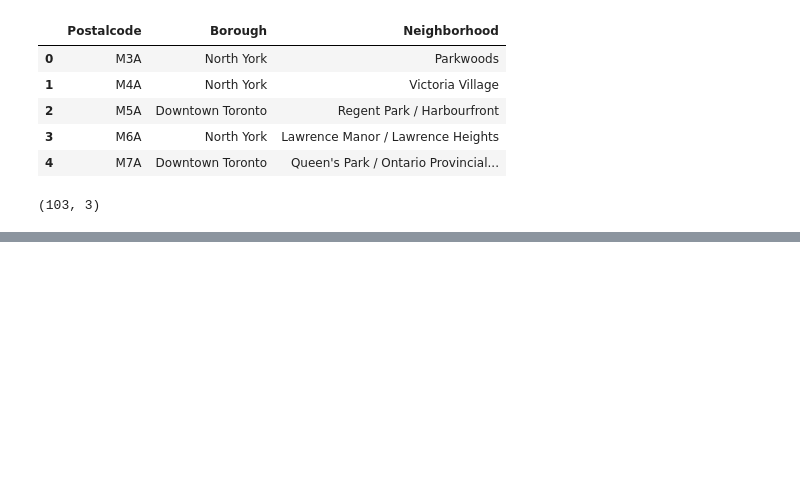
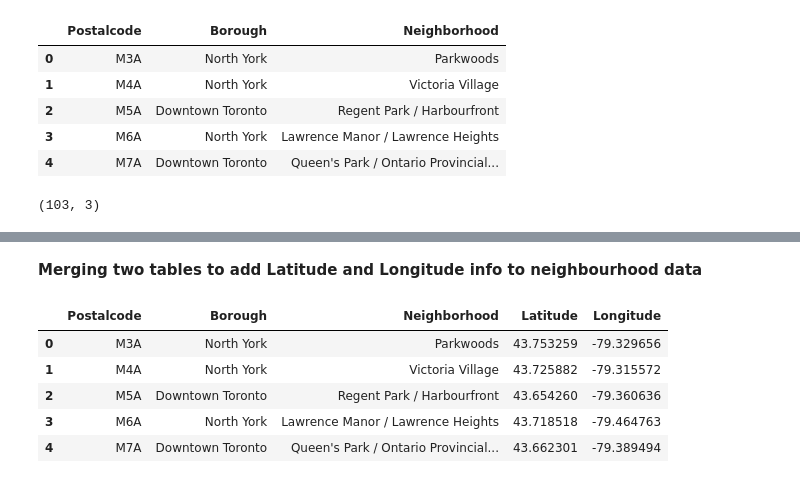
Before and after one commit to IT76/github-coursera, a Jupyter notebook: Segmenting_and_Clustering_Neighborhoods_in_Toronto.ipynb, the cells around one changed output, grey strips where cells are left out. Cells and saved outputs as stored; diff of their text form; code cells hidden in the pictures; blank space fills up the shorter version.

```diff
--- a/Segmenting_and_Clustering_Neighborhoods_in_Toronto.ipynb
+++ b/Segmenting_and_Clustering_Neighborhoods_in_Toronto.ipynb
@@ -58,8 +58,8 @@ df.head()
 # %%
 resultdf = df.groupby(['Postalcode','Borough'], sort=False).agg( ', '.join)
 # %%
-df_new=resultdf.reset_index()
-df_new.head()
+df2=resultdf.reset_index()
+df2.head()
 # %% [output]
 |  | Postalcode | Borough | Neighborhood |
 | 0 | M3A | North York | Parkwoods |
@@ -73,0 +76,3 @@ df_new.shape
+# %%
+df_lat_lon = pd.read_csv('https://cocl.us/Geospatial_data')
+df_lat_lon.head()
@@ -73,0 +86,13 @@ df_new.shape
+# %% [markdown]
+**Merging  two tables to add Latitude and Longitude info to neighbourhood data**
+# %%
+df_lat_lon.rename(columns={'Postal Code':'Postalcode'},inplace=True)
+df3 = pd.merge(df2,df_lat_lon,on='Postalcode')
+df3.head()
+# %% [output]
+|  | Postalcode | Borough | Neighborhood | Latitude | Longitude |
+| 0 | M3A | North York | Parkwoods | 43.753259 | -79.329656 |
+| 1 | M4A | North York | Victoria Village | 43.725882 | -79.315572 |
+| 2 | M5A | Downtown Toronto | Regent Park / Harbourfront | 43.654260 | -79.360636 |
+| 3 | M6A | North York | Lawrence Manor / Lawrence Heights | 43.718518 | -79.464763 |
+| 4 | M7A | Downtown Toronto | Queen's Park / Ontario Provincial... | 43.662301 | -79.389494 |
```
Also changed, not shown: parts of 8 cells of this notebook.
